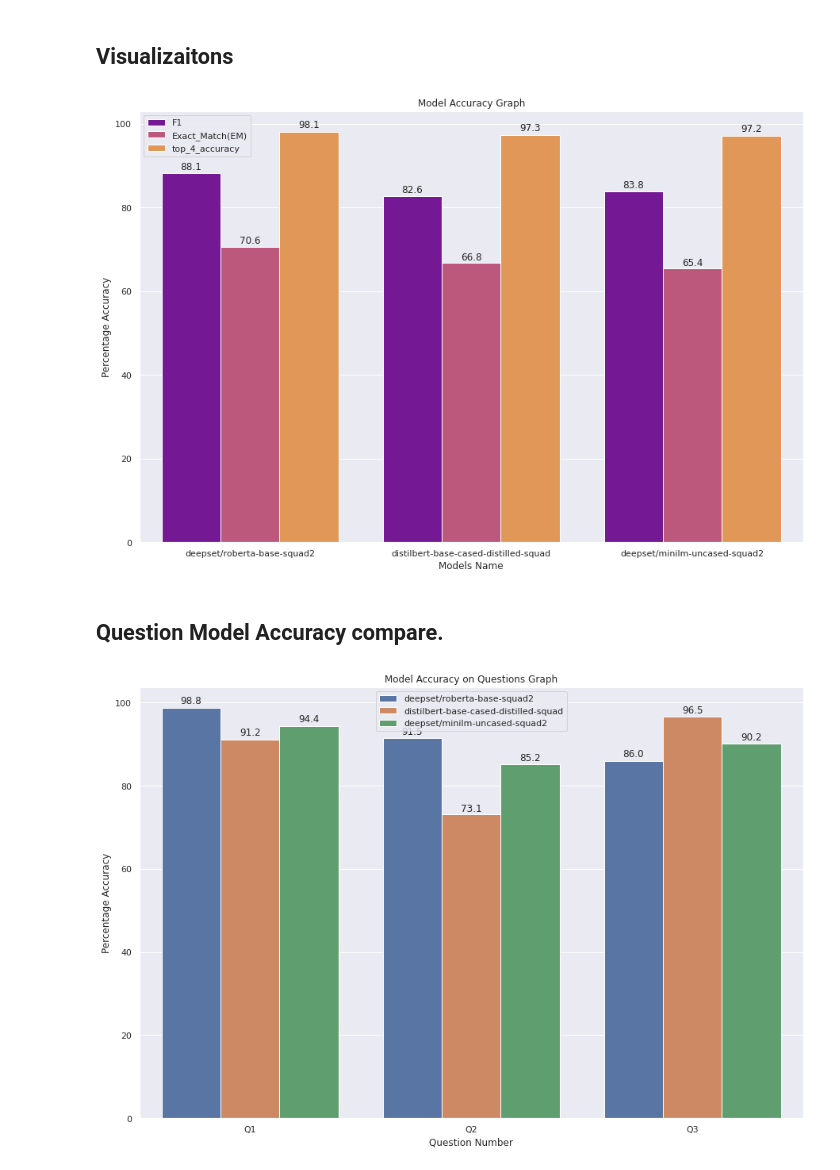
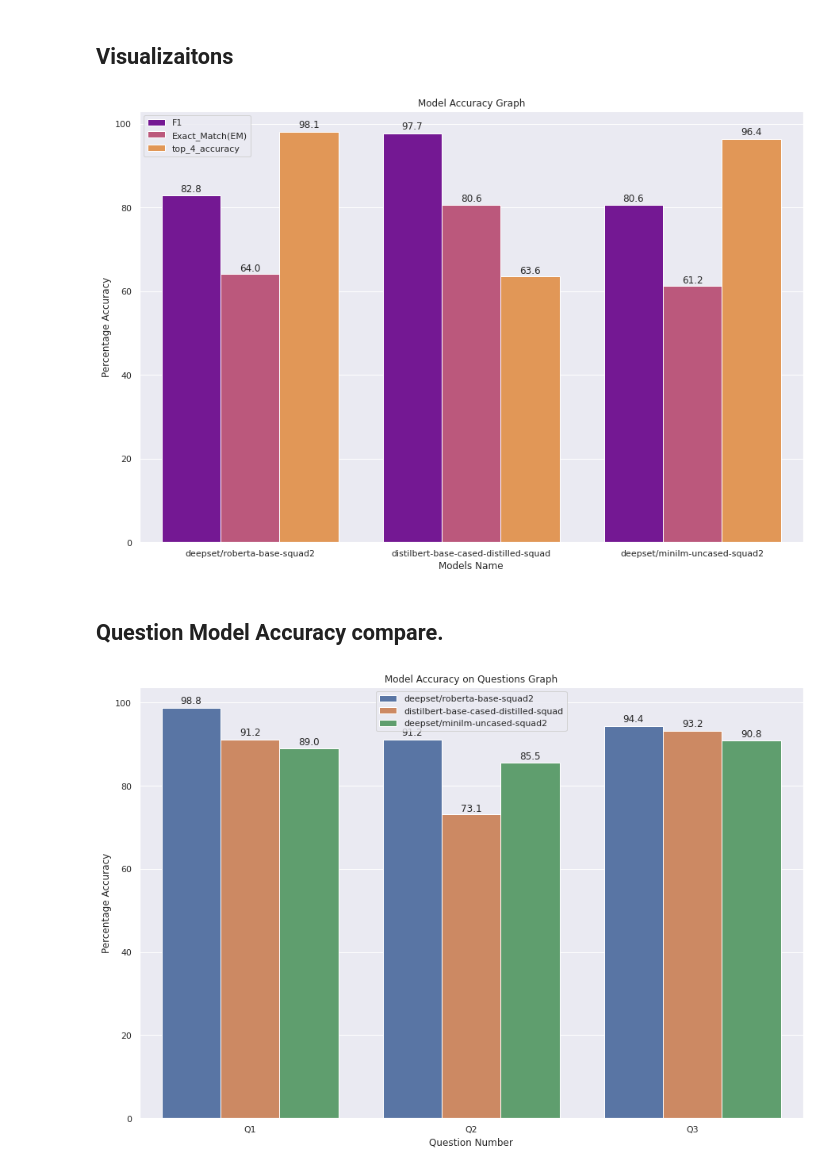
Before and after one commit to PLEX-GR00T/NLP_Application, a Jupyter notebook: Model_Comparison_Custom_QA_dataset.ipynb, the cells around one changed output. Drawn from its saved outputs; the diff is of its cells as text; code cells hidden in the pictures.

```diff
--- a/Model_Comparison_Custom_QA_dataset.ipynb
+++ b/Model_Comparison_Custom_QA_dataset.ipynb
@@ -324,34 +317,34 @@ def show_values(axs, orient="v", space=.01):
 # %%
 import matplotlib.pyplot as plt
 import seaborn as sns
 import numpy as np
 
 d = {
     'x':    ['deepset/roberta-base-squad2', 'deepset/roberta-base-squad2',  'deepset/roberta-base-squad2', 'distilbert-base-cased-distilled-squad', 'distilbert-base-cased-distilled-squad', 'distilbert-base-cased-distilled-squad', 'deepset/minilm-uncased-squad2', 'deepset/minilm-uncased-squad2', 'deepset/minilm-uncased-squad2'],
-    'y':    [   88.11,    70.61,   98.10,     82.61,     66.83,     97.33,    83.75,    65.37,   97.16],
+    'y':    [   82.84,    64.05,   98.10,     97.71,     80.63,     63.61,    80.64,    61.25,   96.40],
     'group':[  'F1',  'Exact_Match(EM)', 'top_4_accuracy',   'F1',  'Exact_Match(EM)',  'top_4_accuracy',   'F1',  'Exact_Match(EM)',  'top_4_accuracy']
 }
 
 # sns.barplot(x='x', y='y', hue="group", data=d)
 
 
 sns.set(rc={'figure.figsize':(15, 10)})
 ax = sns.barplot(x='x', y='y', hue="group", data=d, palette='plasma')
 ax.set(ylabel="Percentage Accuracy", xlabel="Models Name", title="Model Accuracy Graph")
 ax.tick_params(axis='x')
 
 #show values on barplot
 show_values(ax, "v", space=0)
 fig = ax.get_figure()
 fig.savefig('/content/drive/MyDrive/297_NLP/Final_Project/Models_Accuracy_compare', dpi = 400)
 # %% [output]
-[figure, old version]
+[figure, new version]
 # %% [markdown]
 ## Question Model Accuracy compare.
 # %%
 d = {
-    'x':    ['Q1', 'Q1',  'Q1', 'Q2', 'Q2', 'Q2', 'Q3', 'Q3', 'Q3'],
-    'y':    [   98.80,    91.18,   94.38,     91.48,     73.07,     85.21,    86.03,    96.54,   90.16],
+    'x':    ['Q1', 'Q1', 'Q1', 'Q2', 'Q2', 'Q2', 'Q3', 'Q3', 'Q3'],
+    'y':    [   98.80,    91.18,   89.03,     91.18,     73.07,     85.54,    94.38,    93.21,   90.84],
     'group':[  'deepset/roberta-base-squad2',  'distilbert-base-cased-distilled-squad', 'deepset/minilm-uncased-squad2',   'deepset/roberta-base-squad2',  'distilbert-base-cased-distilled-squad',  'deepset/minilm-uncased-squad2',   'deepset/roberta-base-squad2',  'distilbert-base-cased-distilled-squad',  'deepset/minilm-uncased-squad2']
 }
 
@@ -368,4 +361,4 @@ show_values(ax, "v", space=0)
 fig = ax.get_figure()
 fig.savefig('/content/drive/MyDrive/297_NLP/Final_Project/Question_Models_Accuracy_compare', dpi = 400)
 # %% [output]
-[figure, old version]
+[figure, new version]
```
Also changed, not shown: parts of 19 cells of this notebook.
